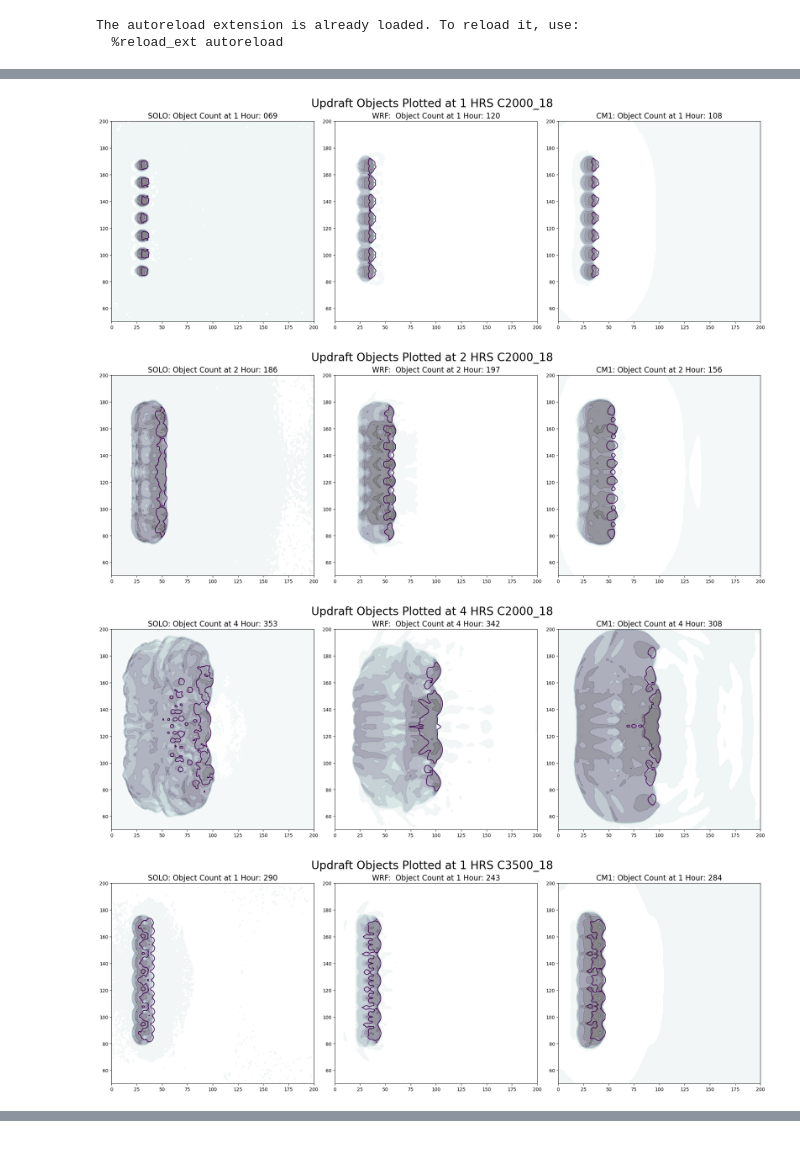
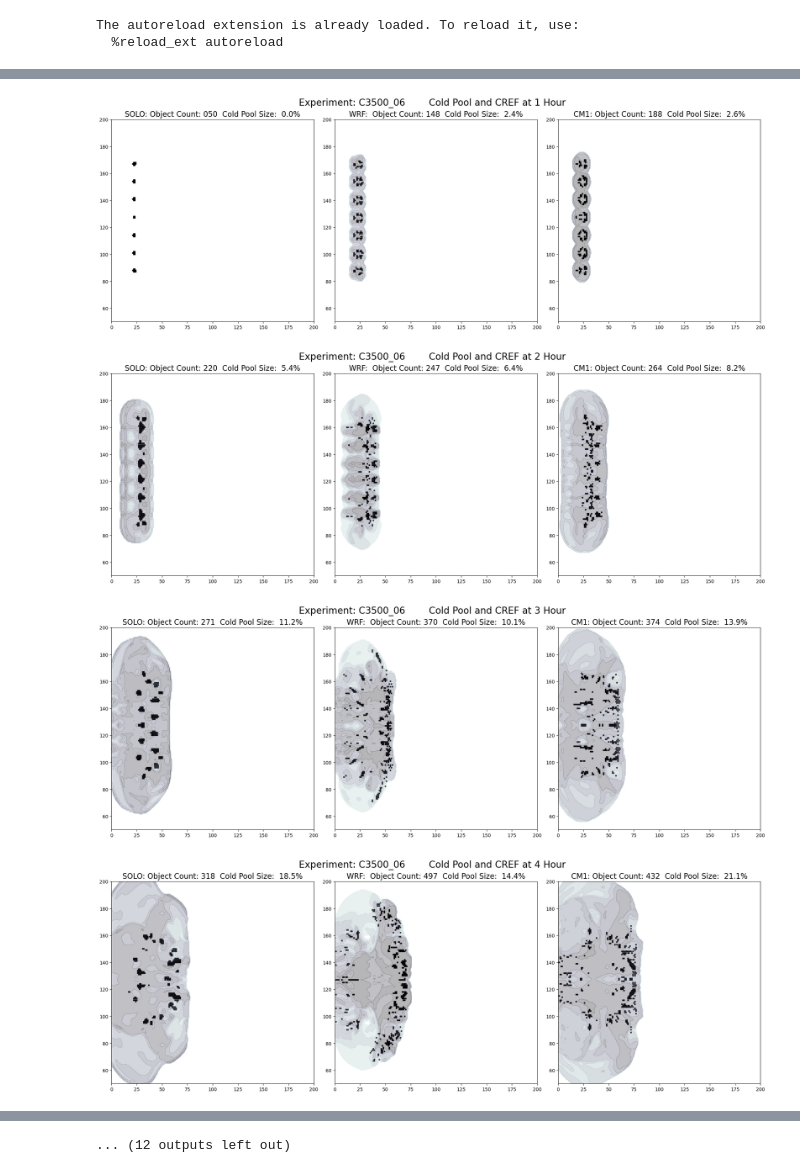
Before and after one commit to louiswicker/CAM_analysis_tools, a Jupyter notebook: ideal_cases/plot_objects.ipynb, the cells around one changed output, grey strips where cells are left out. Saved outputs shown, nothing was run; the diff lists cells and outputs as text; code cells hidden in the pictures.

```diff
--- a/ideal_cases/plot_objects.ipynb
+++ b/ideal_cases/plot_objects.ipynb
@@ -143,3 +41,5 @@ for shear in allshear:
+# %%
+solo = pickle2Obj('object_stat/solo_squall_nord2_obj.pkl',retObj=False)
 # %%
 # Just read stuff back in...
 
@@ -164,15 +64,16 @@ def plotobj(data, label, time = 8, ax = None, colors='k', alpha=1.0, cref_thresh
     y = np.arange(DBZ.shape[2])
     xx, yy = np.meshgrid(x,y)
 
-    ax.contour(DBZ.max(axis=0), levels=[35,], color='red')
-    # ax.scatter(xx[f_mask>0], yy[f_mask>0], s=4, c=colors, marker=marker, alpha=alpha, linewidths=0.25)
+    #ax.contour(DBZ.max(axis=0), levels=[35,], color='k')
+    ax.scatter(xx[f_mask>0], yy[f_mask>0], s=10, c=colors, marker=marker, alpha=alpha, linewidths=0.25)
 
-    ax.contourf(np.where(THpert[0] < 0.0, THpert[0], np.nan), clevels=[-1,], cmap=plt.get_cmap('bone'), alpha=0.5)
+    #ax.contourf(np.where(THpert[0] < -1.0, THpert[0], np.nan), clevels=[-1,-2], color='b', alpha=0.5)
+    ax.contourf(np.where(THpert[0] < -1.0, THpert[0], np.nan), clevels=[-1,], cmap=plt.get_cmap('bone'), alpha=0.3)
 
     ax.set_ylim(50., 200.)
     ax.set_xlim(0., 200.)
 
-    return np.sum(f_mask > 0)
+    return np.sum(f_mask > 0), 100*np.where(THpert[0] < -1.0, 1.0, 0.0).sum()/(THpert[0].shape[0]*THpert[0].shape[1])
 
 #-----------------------------
 allcape = ("C2000","C3500")
@@ -181,52 +82,28 @@ allshear = ("06","18")
 for shear in allshear:
     for cape in allcape:
 
-        for n in [1, 2, 4]:
+        for n in [1,2, 3, 4, 5, 6]:
 
 
             fig, ax = plt.subplots(1,3, constrained_layout=True,figsize=(20,7))
 
             label = "%s_%s" % (cape, shear)
 
-            o4 = plotobj(solo, label, ax = ax[0], time=n*4, colors='k', marker="s")
+            o4, pix = plotobj(solo, label, ax = ax[0], time=n*4-1, colors='k', marker="s")
 
-            ax[0].set_title("SOLO: Object Count at %d Hour: %3.3d" % (n, o4), fontsize=16)
+            ax[0].set_title("SOLO: Object Count: %3.3d  Cold Pool Size:  %3.1f%%" % (o4, pix), fontsize=16)
 
-            o4 = plotobj(wrf, label, ax = ax[1], time=1+n*4, colors='k', marker="s")
+            o4, pix = plotobj(wrf, label, ax = ax[1], time=1+n*4-1, colors='k', marker="s")
 
-            ax[1].set_title("WRF:  Object Count at %d Hour: %3.3d" % (n, o4), fontsize=16)
+            ax[1].set_title("WRF:  Object Count: %3.3d  Cold Pool Size:  %3.1f%%" % (o4, pix), fontsize=16)
 
-            o4 = plotobj(cm1, label, ax = ax[2], time=1+n*4, colors='k', marker="s")
+            o4, pix = plotobj(cm1, label, ax = ax[2], time=1+n*4-1, colors='k', marker="s")
 
-            ax[2].set_title("CM1: Object Count at %d Hour: %3.3d" % (n, o4), fontsize=16)
+            ax[2].set_title("CM1: Object Count: %3.3d  Cold Pool Size:  %3.1f%%" % (o4, pix), fontsize=16)
 
-            plt.suptitle("%s %d %s %s" % ("Updraft Objects Plotted at", n, "HRS", label), fontsize=24)
+            plt.suptitle("Experiment: %s        Cold Pool and CREF at %d Hour" % (label, n), fontsize=20)
+
+            plt.savefig("Experiment_%s_Marker_Hour%d.png" % (label, n))
 
             plt.show()
-
-# for shear in allshear:
-#     for cape in allcape:
-
-#         fig, ax = plt.subplots(1,3, constrained_layout=True,figsize=(20,7))
-
-#         label = "%s_%s" % (cape, shear)
-
-#         o1 = plotobj(solo, label, ax = ax[0], time=3, colors='k', marker="s")
-#         o4 = plotobj(solo, label, ax = ax[0], time=19, colors='r', marker="s", alpha=1)
-
-#         ax[0].set_title("SOLO: Object Count at (1,5) Hours: (%3.3d,%3.3d)" % (o1, o4), fontsize=16)
-
-#         o1 = plotobj(wrf, label, ax = ax[1], time=4, colors='k', marker="s")
-#         o4 = plotobj(wrf, label, ax = ax[1], time=20, colors='r', marker="s", alpha=1)
-
-#         ax[1].set_title("WRF:  Object Count at (1,5) Hours: (%3.3d,%3.3d)" % (o1, o4), fontsize=16)
-
-#         o1 = plotobj(cm1, label, ax = ax[2], time=4, colors='k', marker="s")
-#         o4 = plotobj(cm1, label, ax = ax[2], time=20, colors='r', marker="s", alpha=1)
-
-#         ax[2].set_title("CM1: Object Count at (1,5) Hours: (%3.3d,%3.3d)" % (o1, o4), fontsize=16)
-
-#         plt.suptitle("%s %s" % ("Updraft Objects Plotted at 1 and 5 hours", label), fontsize=24)
-
-#         plt.show()
 # %% [output]
@@ -239,4 +116,4 @@ for shear in allshear:
-[figure, old version]
+[figure, new version]
-[figure, old version]
+[figure, new version]
-[figure, old version]
+[figure, new version]
-[figure, old version]
+[figure, new version]
@@ -244,0 +122 @@ for shear in allshear:
+... (12 outputs left out)
```
Also changed, not shown: parts of 5 cells of this notebook, 8 other files.
